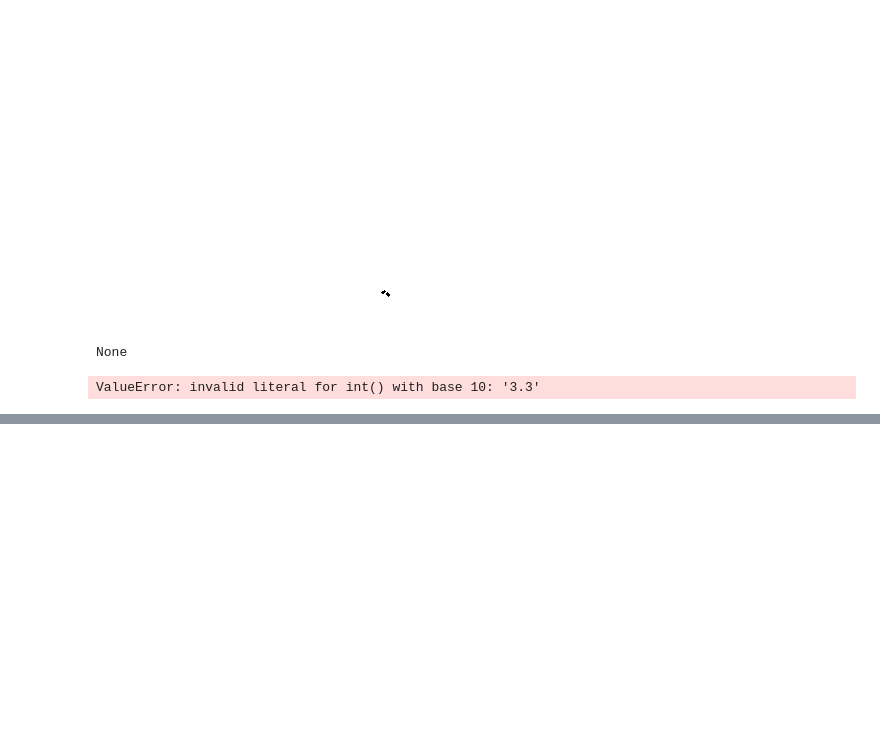
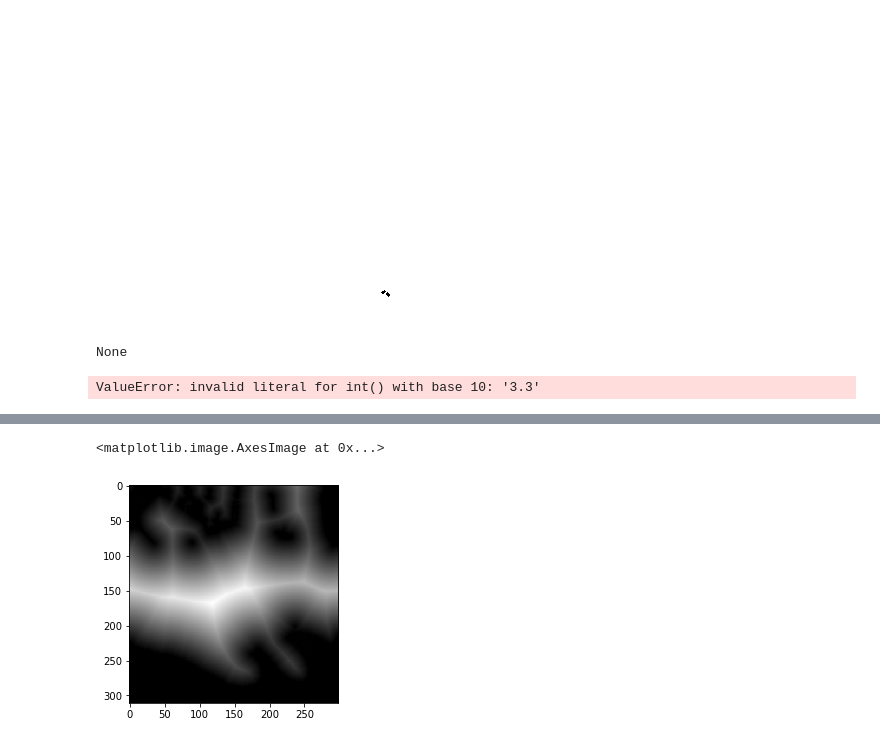
Before and after one commit to duducheng/SJTU-DIP-Proj, a Jupyter notebook: explore.ipynb, the cells around one changed output, grey strips where cells are left out. Cells and saved outputs as stored; diff of their text form; code cells hidden in the pictures; blank space fills up the shorter version.

```diff
--- a/explore.ipynb
+++ b/explore.ipynb
@@ -172,0 +209,5 @@ ValueError: invalid literal for int() with base 10: '3.3'
+# %%
+plt.imshow(distance, cmap=plt.cm.gray)
+# %% [output]
+<matplotlib.image.AxesImage at 0x...>
+[figure, added]
```
Also changed, not shown: parts of 8 cells of this notebook, 11 other files.
